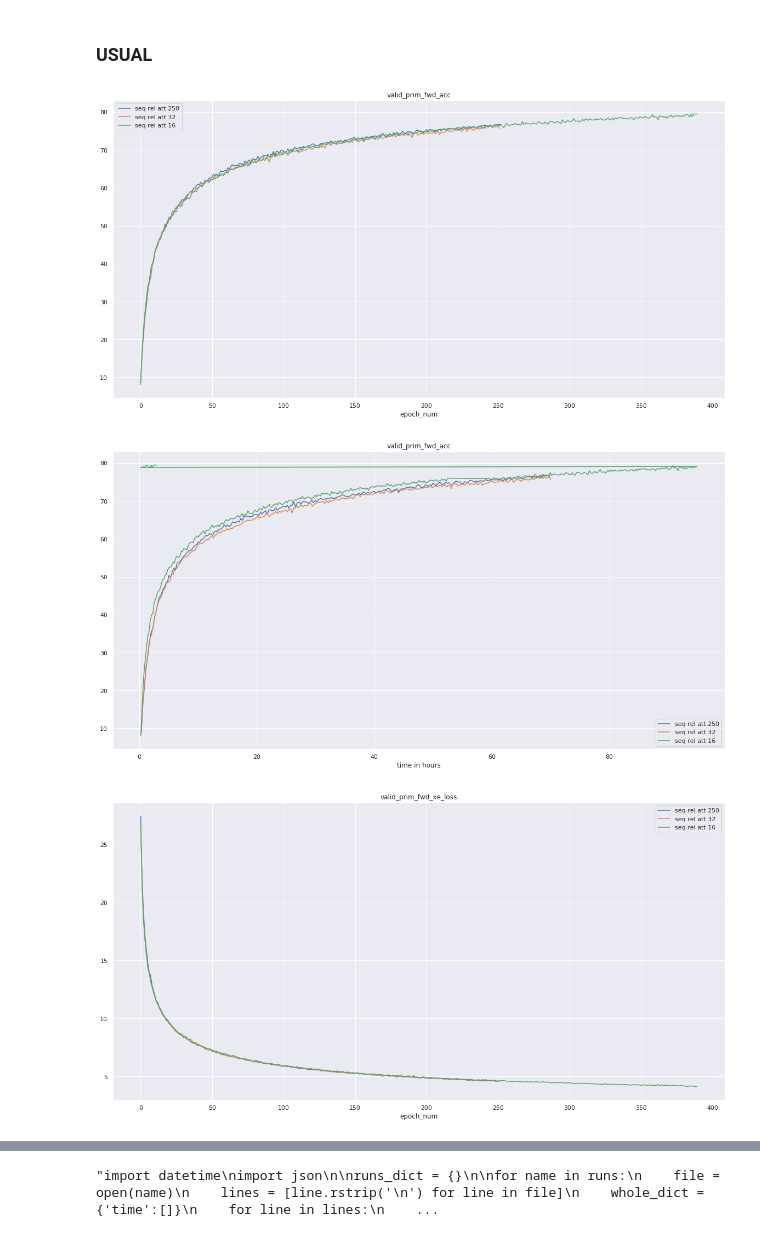
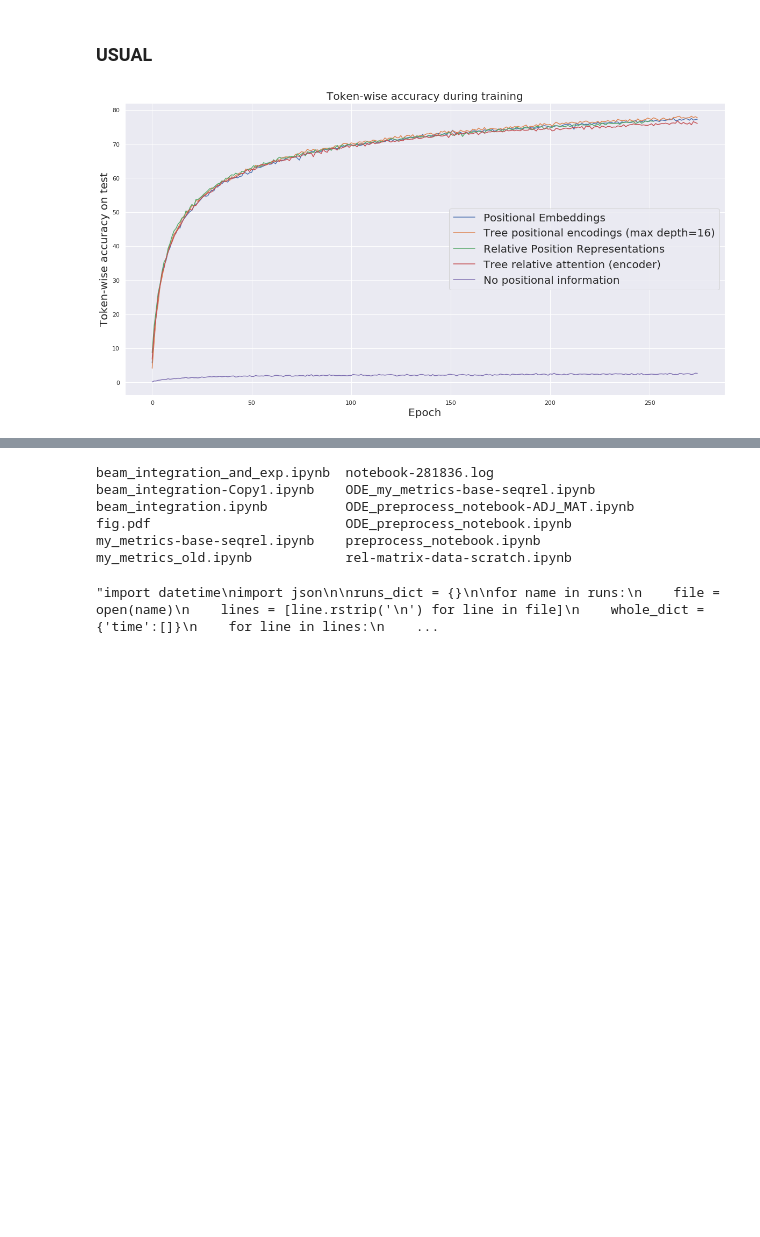
Before and after one commit to Kirili4ik/SymbolicMathematics, a Jupyter notebook: notebooks/my_metrics-base-seqrel.ipynb, the cells around one changed output, grey strips where cells are left out. Cells and saved outputs as stored; diff of their text form; code cells hidden in the pictures; blank space fills up the shorter version.

Commit message:
new notebooks

```diff
--- a/notebooks/my_metrics-base-seqrel.ipynb
+++ b/notebooks/my_metrics-base-seqrel.ipynb
@@ -72,10 +72,10 @@ import os
 
 
 
-names = {'188513':'emb',
-         '194320':'pos emb',
+names = {'188513':'No positional information',
+         '194320':'Positional Embeddings',
          '194321':'seq rel att 32',
-         '194322':'seq rel att 250',
+         '194322':'Relative Position Representations',
          '194323':'pos emb + seq rel 32',
          '194324':'pos emb + seq rel 250',
          '195286':'pos emb NUM-2 Failed',
@@ -93,7 +93,7 @@ names = {'188513':'emb',
          '232595':'tree rel mult2 2k + DECPOS',
          '232596':'tree rel mult1 2k',
          '236679':'tree rel mult2 10k + DECPOS',
-         '261725':'tree pos enc w16',
+         '261725':'Tree positional encodings (max depth=16)',
          '261726':'tree pos enc w32',
          '262367':'tree pos enc w8',
          '262369':'tree pos enc w16 NO DECPOS',
@@ -113,7 +113,7 @@ names = {'188513':'emb',
          '238443':'seq rel att 250 400ep',
          '269257':'seq rel att 250 400ep NUM-2',
          '269258':'seq rel att 250 400ep NUM-3',
-         '236678':'tree rel mult2 2k + DECPOS 400 ep',
+         '236678':'Tree relative attention (encoder)',
 
          #!!!!!!!!!!'272202':'seq rel att 250 FULL',
          #!!!!!!!!!!'272616':'seq rel att 250 FULL NUM-2',
@@ -190,7 +190,9 @@ chosen_runs = [
 #    '275433',
               ]
 
-chosen_runs = ['194321', '194322', '275433']
+#chosen_runs = ['194321', '194322', '275433']
+
+chosen_runs = ['188513', '194320', '194322', '236678', '261725']
 
 runs = []
 for root_next in os.listdir(root):
@@ -246,9 +250,9 @@ for key_1 in runs_dict.keys():
 # %% [markdown]
 Если надо, то режем все по 275:
 # %%
-#for key_1 in runs_dict.keys():
-#    for key_2 in runs_dict[key_1].keys():
-#        runs_dict[key_1][key_2] = runs_dict[key_1][key_2][:275]
+for key_1 in runs_dict.keys():
+    for key_2 in runs_dict[key_1].keys():
+        runs_dict[key_1][key_2] = runs_dict[key_1][key_2][:275]
 # %% [markdown]
 ### GROUPED
 # %%
@@ -308,35 +312,37 @@ import matplotlib.pyplot as plt
 
 
 needed = ['valid_prim_fwd_acc', 'valid_prim_fwd_xe_loss', 'test_prim_fwd_xe_loss', 'test_prim_fwd_acc']
 for key in needed:
     plt.figure(figsize=(20,10))
     for run in runs_dict.keys():
         plt.plot(
             runs_dict[run]['epoch'],
             runs_dict[run][key],
             label=names[run]
         )
         #plt.xlim(200, 300)
         #plt.ylim(70, 80)
-        plt.xlabel('epoch_num')
+        plt.xlabel('Epoch', fontsize=20)
         plt.title(key)
-        plt.legend()
+        plt.legend(fontsize=20)
 
+    plt.title('Token-wise accuracy during training',  fontsize=20)
+    plt.ylabel('Token-wise accuracy on test',  fontsize=20)
+    plt.savefig('fig.pdf')
+    break
     plt.show()
 
     plt.figure(figsize=(20,10))
     for run in runs_dict.keys():
         plt.plot(
             runs_dict[run]['time'],
             runs_dict[run][key],
             label=names[run]
         )
         plt.xlabel('time in hours')
         plt.title(key)
         plt.legend()
 
     plt.show()
 # %% [output]
-[figure, old version]
+[figure, new version]
-[figure, removed]
-[figure, removed]
@@ -348,3 +349,12 @@ for key in needed:
+# %%
+ls
+# %% [output]
+beam_integration_and_exp.ipynb  notebook-281836.log
+beam_integration-Copy1.ipynb    ODE_my_metrics-base-seqrel.ipynb
+beam_integration.ipynb          ODE_preprocess_notebook-ADJ_MAT.ipynb
+fig.pdf                         ODE_preprocess_notebook.ipynb
+my_metrics-base-seqrel.ipynb    preprocess_notebook.ipynb
+my_metrics_old.ipynb            rel-matrix-data-scratch.ipynb
 # %%
 '''import datetime
 import json
```
Also changed, not shown: parts of 9 cells of this notebook, 2 other files.
